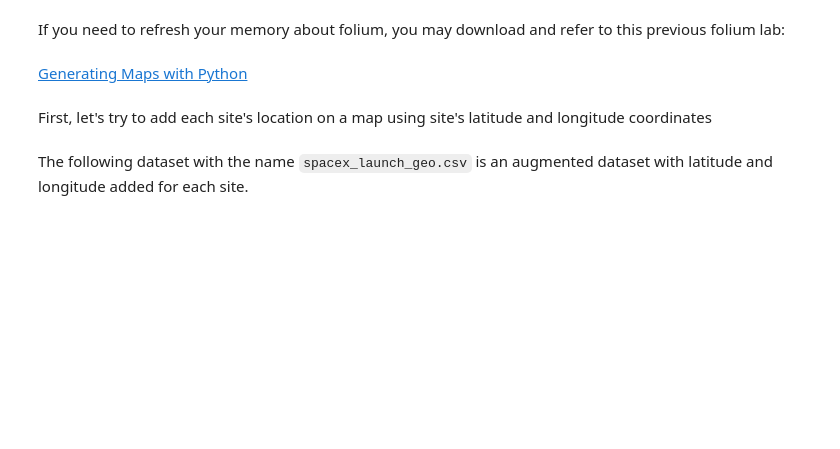
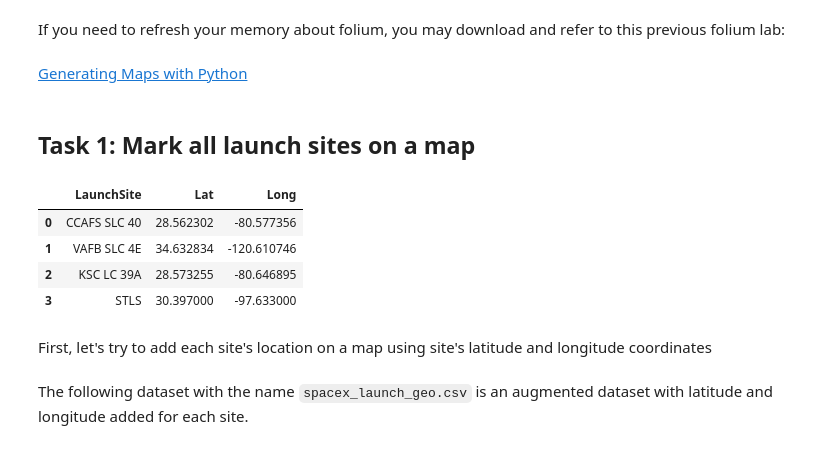
Before and after one commit to antonio-xrp/Data-Analysis-Portfolio, a Jupyter notebook: notebooks/0.3_data_science_IBM/0.5_launch_site_location.ipynb, the cells around one changed output. Drawn from its saved outputs; the diff is of its cells as text; code cells hidden in the pictures; blank space fills up the shorter version.

```diff
--- a/notebooks/0.3_data_science_IBM/0.5_launch_site_location.ipynb
+++ b/notebooks/0.3_data_science_IBM/0.5_launch_site_location.ipynb
@@ -43,3 +39,21 @@ If you need to refresh your memory about folium, you may download and refer to t
+# %% [markdown]
+## Task 1: Mark all launch sites on a map
+# %%
+lauch_sites = {'CCAFS SLC 40' : [28.562302, -80.577356],
+               'VAFB SLC 4E' : [34.632834, -120.610746],
+               'KSC LC 39A' : [28.573255, -80.646895],
+               'STLS' : [30.397, -97.633]}
+
+site_cord = pd.DataFrame([
+    {"LaunchSite" : name, "Lat" : coords[0], "Long" : coords[1]}
+    for name, coords in lauch_sites.items()])
+site_cord
+# %% [output]
+|  | LaunchSite | Lat | Long |
+| 0 | CCAFS SLC 40 | 28.562302 | -80.577356 |
+| 1 | VAFB SLC 4E | 34.632834 | -120.610746 |
+| 2 | KSC LC 39A | 28.573255 | -80.646895 |
+| 3 | STLS | 30.397000 | -97.633000 |
 # %% [markdown]
 First, let's try to add each site's location on a map using site's latitude and longitude coordinates
 # %% [markdown]
```
Also changed, not shown: parts of 17 cells of this notebook, 40 other files.
